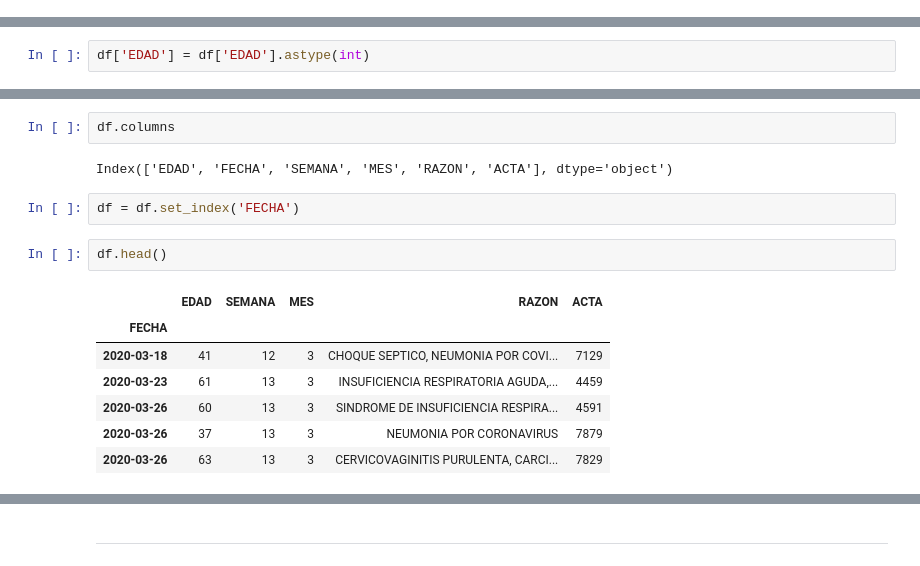
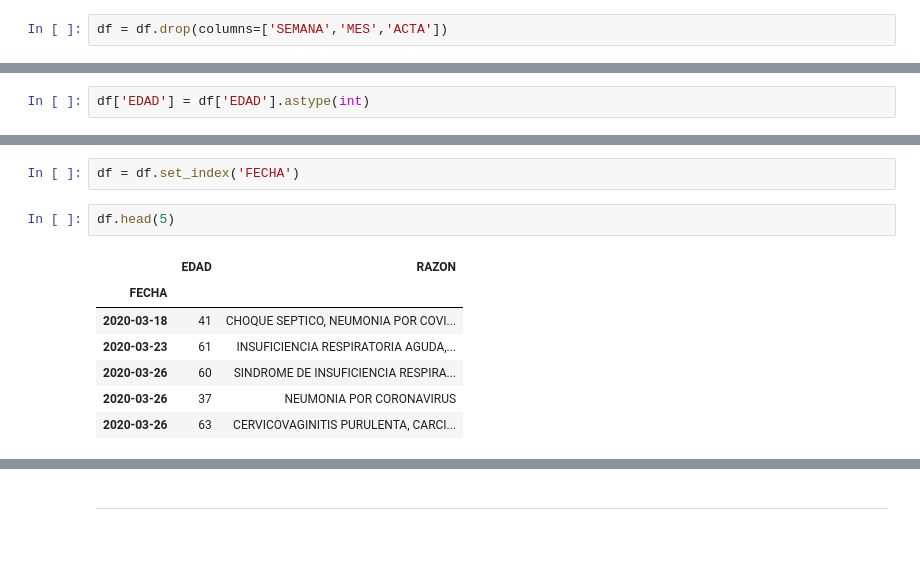
Before and after one commit to cesarrc21/DataViz, a Jupyter notebook: covid19cdmxdeaths.ipynb, the cells around one changed output, grey strips where cells are left out. Saved outputs shown, nothing was run; the diff lists cells and outputs as text.

```diff
--- a/covid19cdmxdeaths.ipynb
+++ b/covid19cdmxdeaths.ipynb
@@ -45,3 +34,5 @@ df.describe()
+# %%
+df = df.drop(columns=['SEMANA','MES','ACTA'])
 # %%
 df['EDAD'] = df['EDAD'].str.rstrip('DIASAÑOSMESES')
 df.head()
@@ -81,16 +48,12 @@ df.corr()
-# %%
-df.columns
-# %% [output]
-Index(['EDAD', 'FECHA', 'SEMANA', 'MES', 'RAZON', 'ACTA'], dtype='object')
 # %%
 df = df.set_index('FECHA')
 # %%
-df.head()
+df.head(5)
 # %% [output]
-|  | EDAD | SEMANA | MES | RAZON | ACTA |
-| FECHA |  |  |  |  |  |
-| 2020-03-18 | 41 | 12 | 3 | CHOQUE SEPTICO, NEUMONIA POR COVI... | 7129 |
-| 2020-03-23 | 61 | 13 | 3 | INSUFICIENCIA RESPIRATORIA AGUDA,... | 4459 |
-| 2020-03-26 | 60 | 13 | 3 | SINDROME DE INSUFICIENCIA RESPIRA... | 4591 |
-| 2020-03-26 | 37 | 13 | 3 | NEUMONIA POR CORONAVIRUS | 7879 |
-| 2020-03-26 | 63 | 13 | 3 | CERVICOVAGINITIS PURULENTA, CARCI... | 7829 |
+|  | EDAD | RAZON |
+| FECHA |  |  |
+| 2020-03-18 | 41 | CHOQUE SEPTICO, NEUMONIA POR COVI... |
+| 2020-03-23 | 61 | INSUFICIENCIA RESPIRATORIA AGUDA,... |
+| 2020-03-26 | 60 | SINDROME DE INSUFICIENCIA RESPIRA... |
+| 2020-03-26 | 37 | NEUMONIA POR CORONAVIRUS |
+| 2020-03-26 | 63 | CERVICOVAGINITIS PURULENTA, CARCI... |
```
Also changed, not shown: parts of 50 cells of this notebook.
